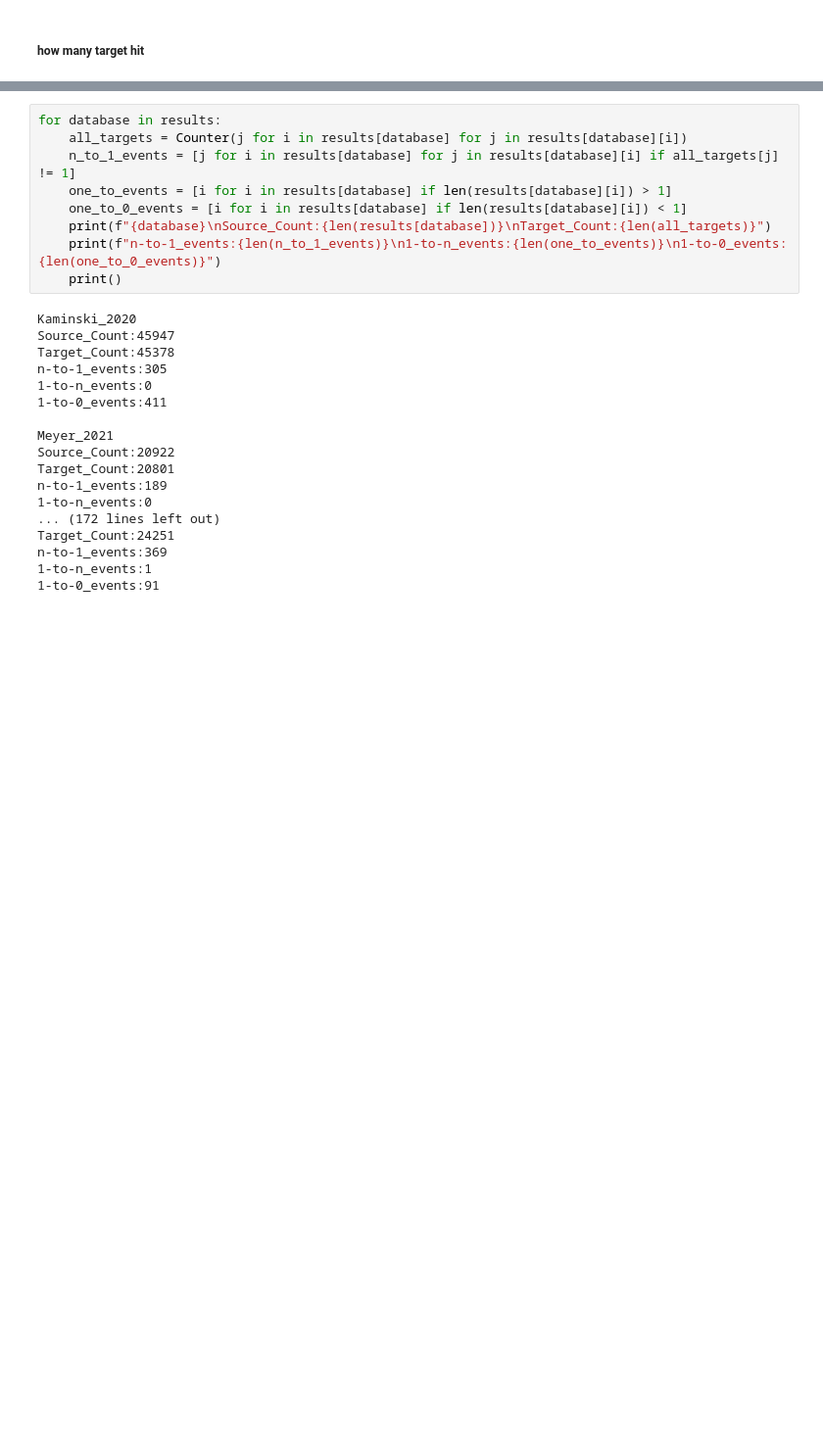
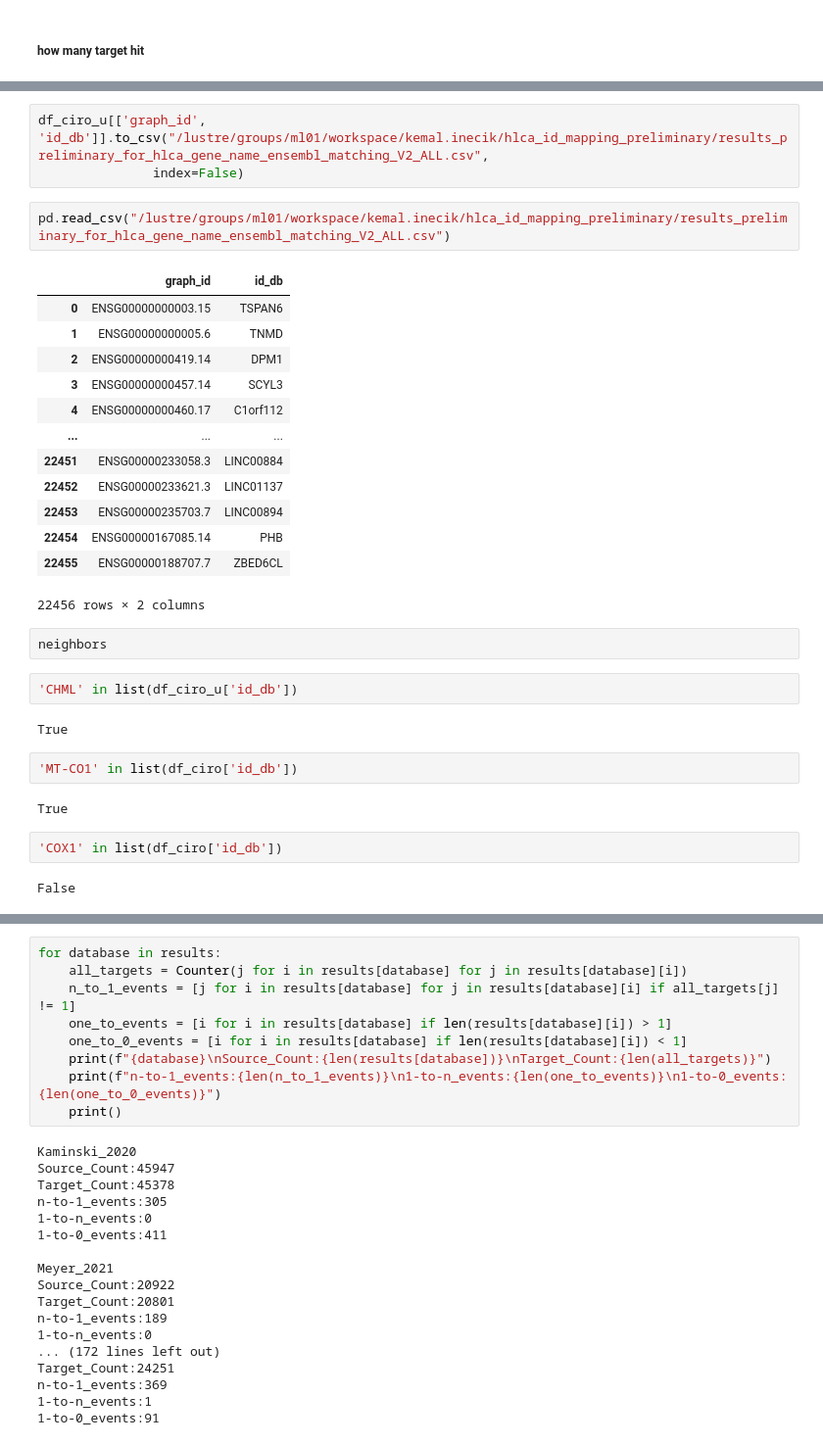
Before and after one commit to theislab/idtrack, a Jupyter notebook: docs/_notebooks/results_preliminary_for_hlca.ipynb, the cells around one changed output, grey strips where cells are left out. Shown: that part at 98% size. Drawn from its saved outputs; the diff is of its cells as text; blank space fills up the shorter version.

```diff
--- a/docs/_notebooks/results_preliminary_for_hlca.ipynb
+++ b/docs/_notebooks/results_preliminary_for_hlca.ipynb
@@ -143,0 +343,33 @@ len(all_targets)
+# %%
+df_ciro_u[['graph_id', 'id_db']].to_csv("/lustre/groups/ml01/workspace/kemal.inecik/hlca_id_mapping_preliminary/results_preliminary_for_hlca_gene_name_ensembl_matching_V2_ALL.csv",
+               index=False)
+# %%
+pd.read_csv("/lustre/groups/ml01/workspace/kemal.inecik/hlca_id_mapping_preliminary/results_preliminary_for_hlca_gene_name_ensembl_matching_V2_ALL.csv")
+# %% [output]
+|  | graph_id | id_db |
+| 0 | ENSG00000000003.15 | TSPAN6 |
+| 1 | ENSG00000000005.6 | TNMD |
+| 2 | ENSG00000000419.14 | DPM1 |
+| 3 | ENSG00000000457.14 | SCYL3 |
+| 4 | ENSG00000000460.17 | C1orf112 |
+| ... | ... | ... |
+| 22451 | ENSG00000233058.3 | LINC00884 |
+| 22452 | ENSG00000233621.3 | LINC01137 |
+| 22453 | ENSG00000235703.7 | LINC00894 |
+| 22454 | ENSG00000167085.14 | PHB |
+| 22455 | ENSG00000188707.7 | ZBED6CL |
+22456 rows × 2 columns
+# %%
+neighbors
+# %%
+'CHML' in list(df_ciro_u['id_db'])
+# %% [output]
+True
+# %%
+'MT-CO1' in list(df_ciro['id_db'])
+# %% [output]
+True
+# %%
+'COX1' in list(df_ciro['id_db'])
+# %% [output]
+False
```
Also changed, not shown: parts of 34 cells of this notebook, 14 other files.
